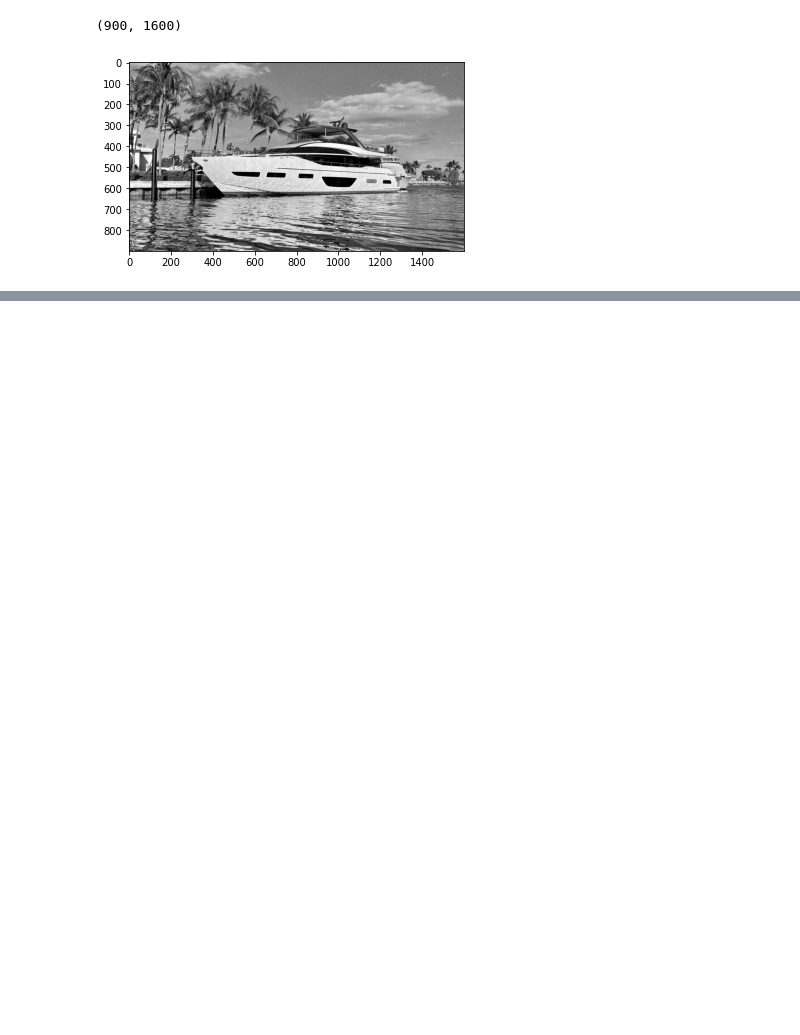
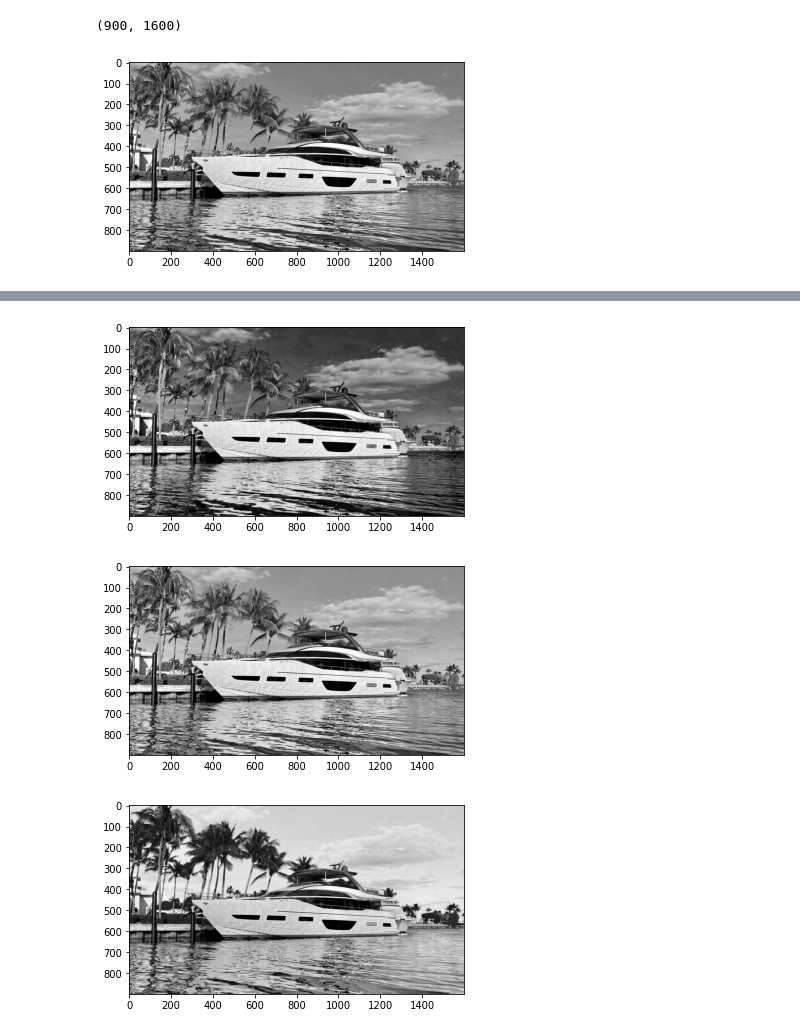
Before and after one commit to nonficti0n/learn_computer_vision, a Jupyter notebook: exercises/00_hello_world/load_images.ipynb, the cells around one changed output, grey strips where cells are left out. Saved outputs shown, nothing was run; the diff lists cells and outputs as text; code cells hidden in the pictures; blank space fills up the shorter version.

```diff
--- a/exercises/00_hello_world/load_images.ipynb
+++ b/exercises/00_hello_world/load_images.ipynb
@@ -18,0 +52,14 @@ plt.show()
+# %%
+img_red=imgc[:,:,0]
+img_green=imgc[:,:,1]
+img_blue=imgc[:,:,2]
+plt.imshow(img_red,cmap='gray')
+plt.show()
+plt.imshow(img_green,cmap='gray')
+plt.show()
+plt.imshow(img_blue,cmap='gray')
+plt.show()
+# %% [output]
+[figure, added]
+[figure, added]
+[figure, added]
```
Also changed, not shown: parts of 6 cells of this notebook, 1 other file.
